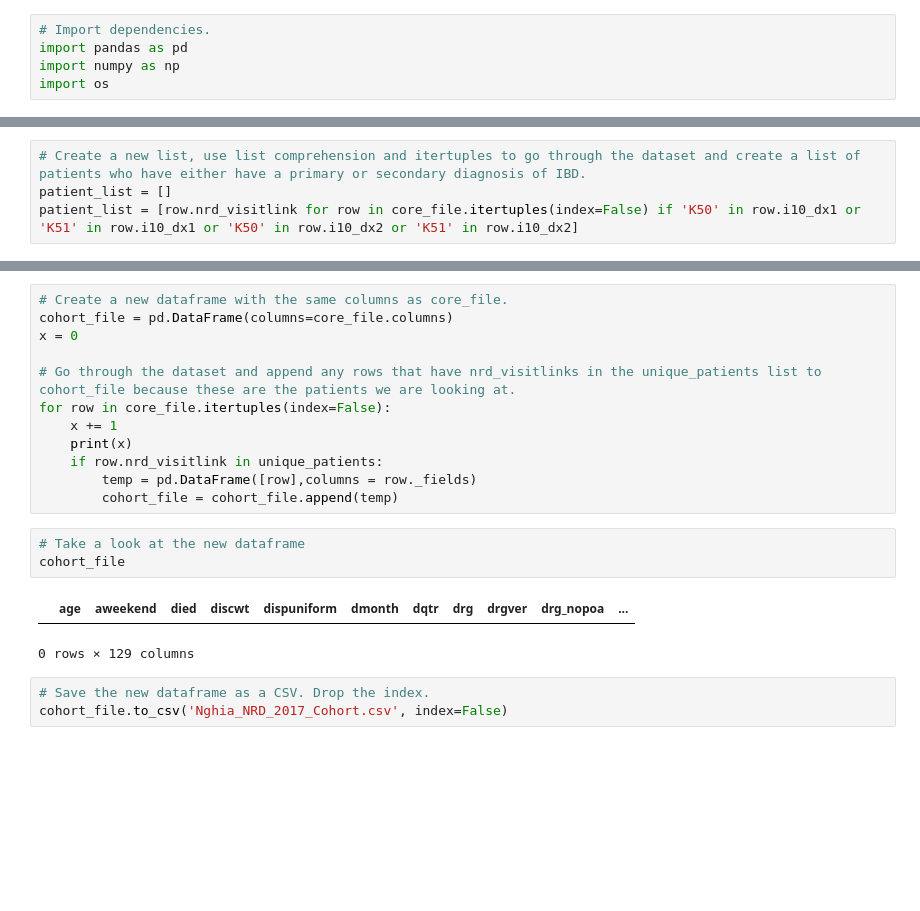
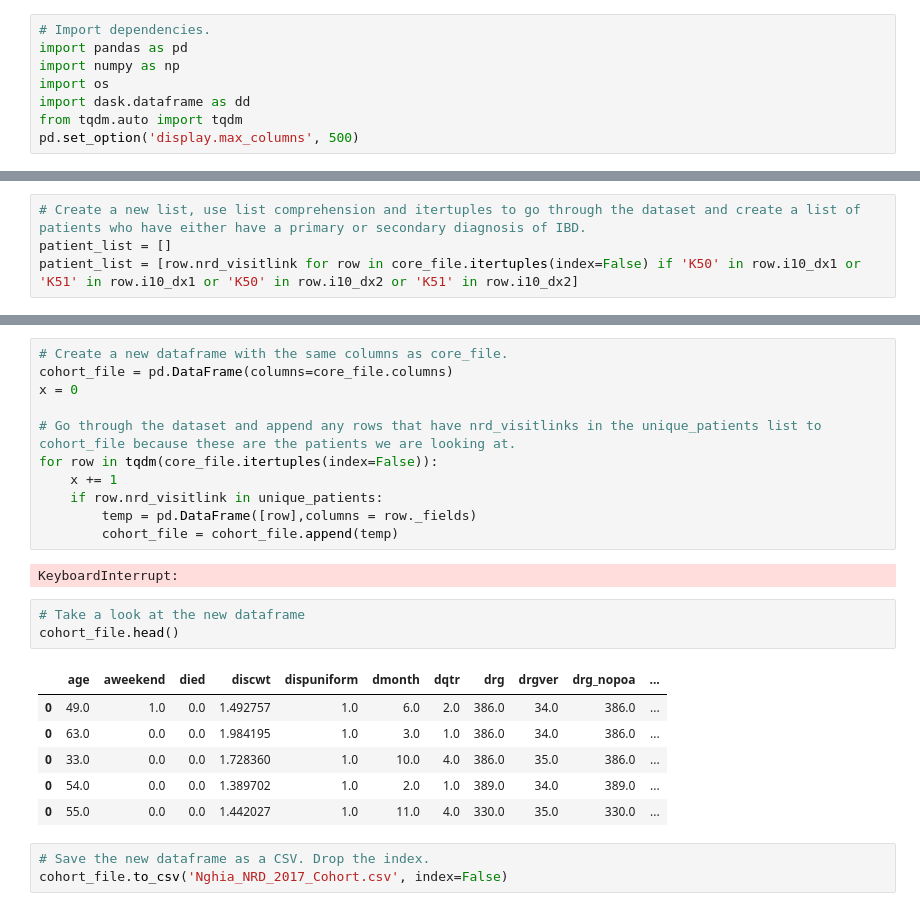
Before and after one commit to Autonomousse/UCSD_NRD_2017, a Jupyter notebook: NRD_2017_analysis_data_preparation.ipynb, the cells around one changed output, grey strips where cells are left out. Saved outputs shown, nothing was run; the diff lists cells and outputs as text; blank space fills up the shorter version.

Commit message:
added dask capability

```diff
--- a/NRD_2017_analysis_data_preparation.ipynb
+++ b/NRD_2017_analysis_data_preparation.ipynb
@@ -3,5 +3,8 @@
 import pandas as pd
 import numpy as np
 import os
+import dask.dataframe as dd
+from tqdm.auto import tqdm
+pd.set_option('display.max_columns', 500)
 # %%
 # Set path to files and read in the CSV file. Use dtyping to save memory.
@@ -49,18 +53,23 @@ cohort_file = pd.DataFrame(columns=core_file.columns)
 x = 0
 
 # Go through the dataset and append any rows that have nrd_visitlinks in the unique_patients list to cohort_file because these are the patients we are looking at.
-for row in core_file.itertuples(index=False):
+for row in tqdm(core_file.itertuples(index=False)):
     x += 1
-    print(x)
     if row.nrd_visitlink in unique_patients:
         temp = pd.DataFrame([row],columns = row._fields)
         cohort_file = cohort_file.append(temp)
+# %% [output]
+KeyboardInterrupt:
 # %%
 # Take a look at the new dataframe
-cohort_file
+cohort_file.head()
 # %% [output]
 |  | age | aweekend | died | discwt | dispuniform | dmonth | dqtr | drg | drgver | drg_nopoa | ... |
+| 0 | 49.0 | 1.0 | 0.0 | 1.492757 | 1.0 | 6.0 | 2.0 | 386.0 | 34.0 | 386.0 | ... |
+| 0 | 63.0 | 0.0 | 0.0 | 1.984195 | 1.0 | 3.0 | 1.0 | 386.0 | 34.0 | 386.0 | ... |
+| 0 | 33.0 | 0.0 | 0.0 | 1.728360 | 1.0 | 10.0 | 4.0 | 386.0 | 35.0 | 386.0 | ... |
+| 0 | 54.0 | 0.0 | 0.0 | 1.389702 | 1.0 | 2.0 | 1.0 | 389.0 | 34.0 | 389.0 | ... |
+| 0 | 55.0 | 0.0 | 0.0 | 1.442027 | 1.0 | 11.0 | 4.0 | 330.0 | 35.0 | 330.0 | ... |
-0 rows × 129 columns
 # %%
 # Save the new dataframe as a CSV. Drop the index.
 cohort_file.to_csv('Nghia_NRD_2017_Cohort.csv', index=False)
```
Also changed, not shown: parts of 4 cells of this notebook.
